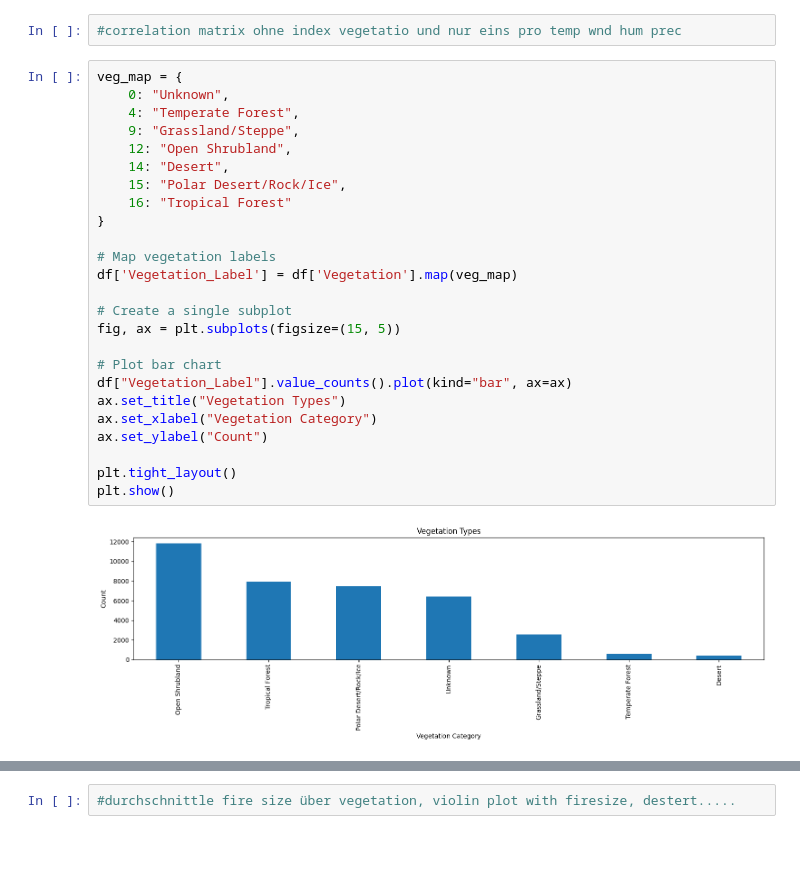
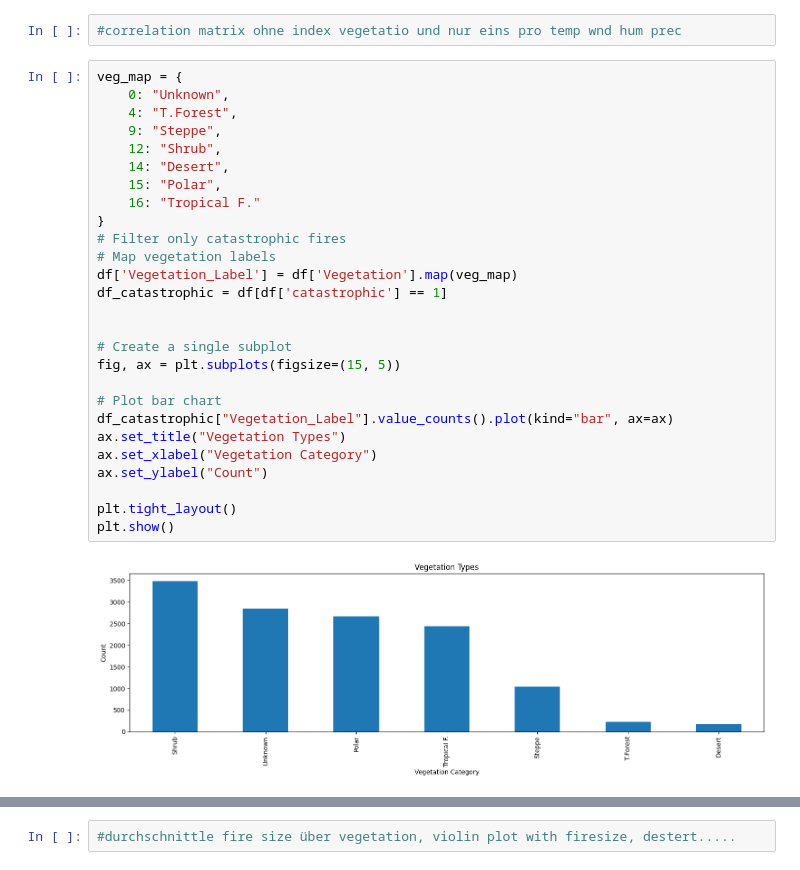
Before and after one commit to leonkriesmair/BigDataProject, a Jupyter notebook: notebooks/DescriptiveAnalysis.ipynb, the cells around one changed output, grey strips where cells are left out. Saved outputs shown, nothing was run; the diff lists cells and outputs as text.

```diff
--- a/notebooks/DescriptiveAnalysis.ipynb
+++ b/notebooks/DescriptiveAnalysis.ipynb
@@ -101,27 +101,29 @@ catastrophic & 37208.000000 & 0.350000 & 0.480000 & 0.000000 & 0.000000 & 1.0000
 # %%
 veg_map = {
     0: "Unknown",
-    4: "Temperate Forest",
-    9: "Grassland/Steppe",
-    12: "Open Shrubland",
+    4: "T.Forest",
+    9: "Steppe",
+    12: "Shrub",
     14: "Desert",
-    15: "Polar Desert/Rock/Ice",
-    16: "Tropical Forest"
+    15: "Polar",
+    16: "Tropical F."
 }
-
+# Filter only catastrophic fires
 # Map vegetation labels
 df['Vegetation_Label'] = df['Vegetation'].map(veg_map)
+df_catastrophic = df[df['catastrophic'] == 1]
+
 
 # Create a single subplot
 fig, ax = plt.subplots(figsize=(15, 5))
 
 # Plot bar chart
-df["Vegetation_Label"].value_counts().plot(kind="bar", ax=ax)
+df_catastrophic["Vegetation_Label"].value_counts().plot(kind="bar", ax=ax)
 ax.set_title("Vegetation Types")
 ax.set_xlabel("Vegetation Category")
 ax.set_ylabel("Count")
 
 plt.tight_layout()
 plt.show()
 # %% [output]
-[figure, old version]
+[figure, new version]
```
Also changed, not shown: parts of 8 cells of this notebook.
